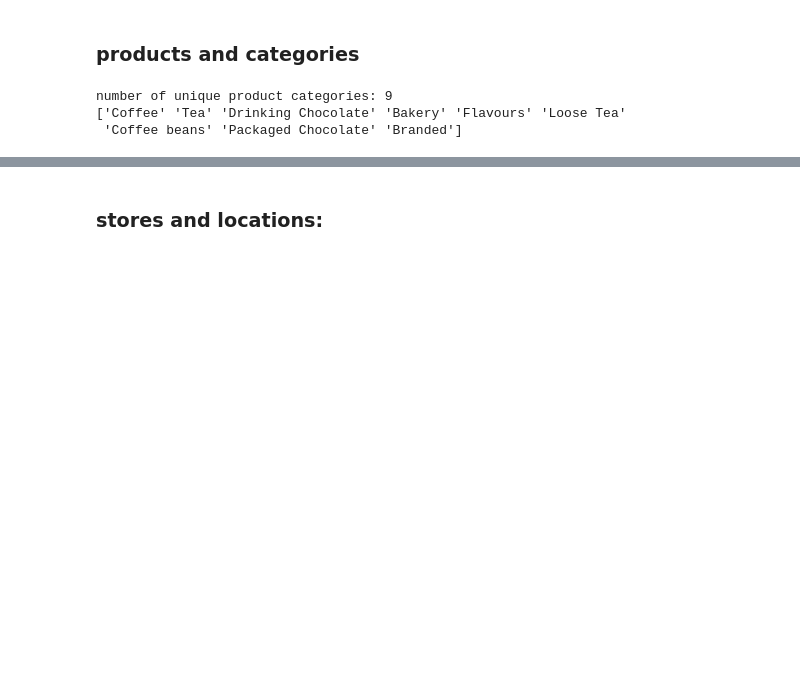
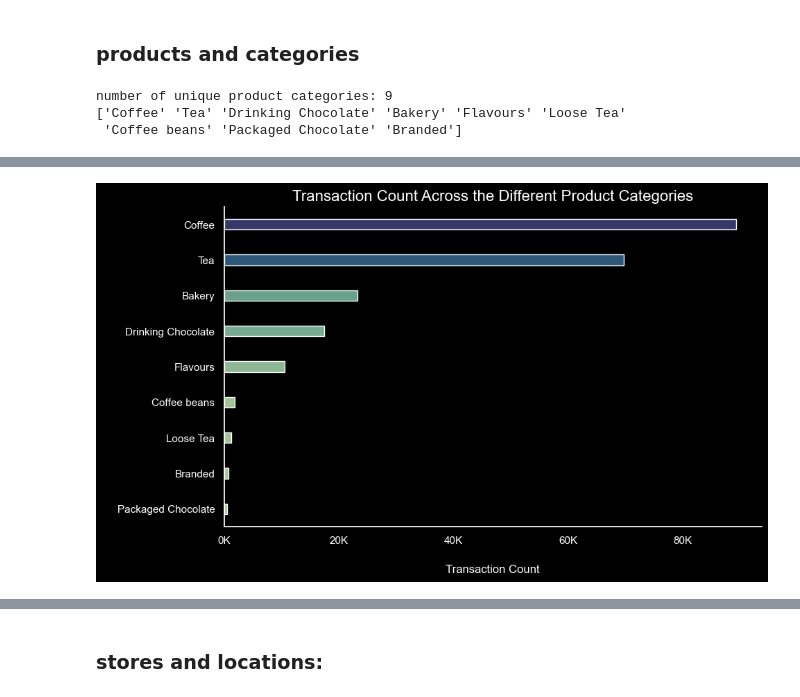
Before and after one commit to HuDragm/Coffee-Shop-Sales, a Jupyter notebook: notebooks/initial_eda.ipynb, the cells around one changed output, grey strips where cells are left out. Saved outputs shown, nothing was run; the diff lists cells and outputs as text; code cells hidden in the pictures; blank space fills up the shorter version.

```diff
--- a/notebooks/initial_eda.ipynb
+++ b/notebooks/initial_eda.ipynb
@@ -124,0 +265,23 @@ number of unique product categories: 9
+# %%
+products_trans_count_plot = df.groupby('product_category')['transaction_qty'].sum().reset_index().sort_values(by= 'transaction_qty', ascending=False)
+
+plt.figure(figsize=(10, 6))
+sns.set_theme( style='dark')
+
+sns.barplot(data= products_trans_count_plot, x='transaction_qty', y='product_category', hue='transaction_qty', palette='crest', legend= False, width= 0.3)
+sns.despine()
+
+plt.gca().set_facecolor("#000000")
+plt.gcf().set_facecolor('#000000')
+plt.tick_params(axis='both', colors='white')
+
+ax = plt.gca()
+ax.xaxis.set_major_formatter(plt.FuncFormatter(lambda x, pos: f'{int(x/1000)}K'))
+
+plt.title('Transaction Count Across the Different Product Categories', fontsize= 16, color='white')
+plt.xlabel('Transaction Count', fontsize=12, color='white', labelpad=20)
+plt.ylabel(' ')
+
+plt.show()
+# %% [output]
+[figure, added]
```
Also changed, not shown: parts of 16 cells of this notebook, 13 other files.
